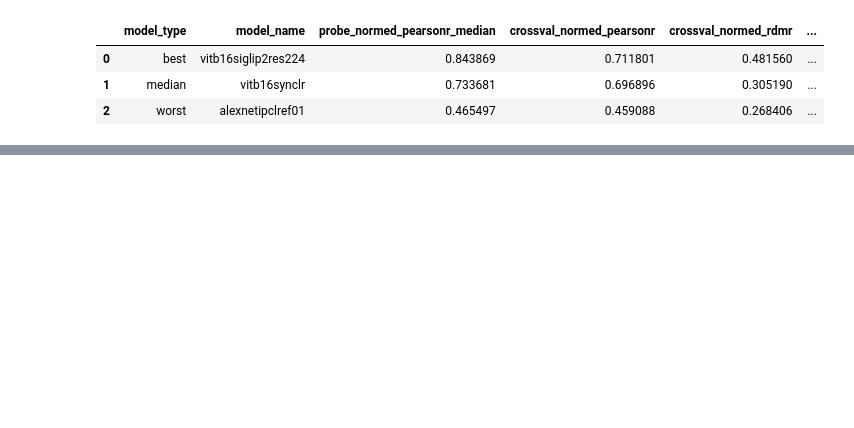
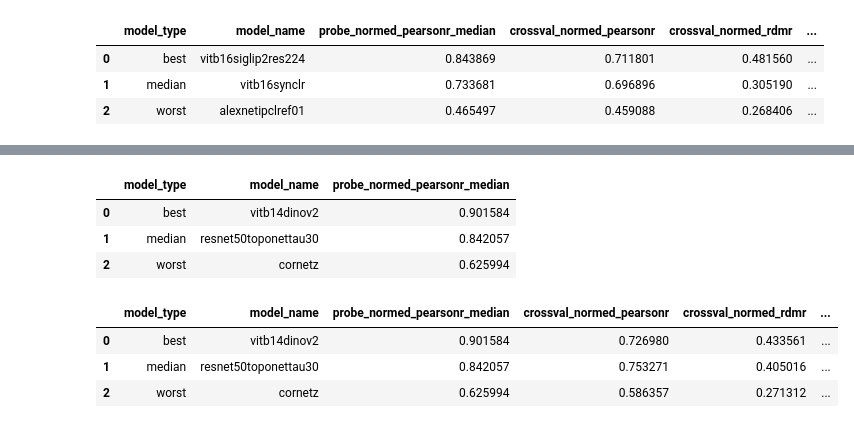
Before and after one commit to murtylab/comparing-category-selectivity, a Jupyter notebook: preprint/best_median_worst_model.ipynb, the cells around one changed output, grey strips where cells are left out. Saved outputs shown, nothing was run; the diff lists cells and outputs as text; code cells hidden in the pictures; blank space fills up the shorter version.

```diff
--- a/preprint/best_median_worst_model.ipynb
+++ b/preprint/best_median_worst_model.ipynb
@@ -104,0 +203,79 @@ display(models_df_)
+# %%
+froi = 'PPA'
+probe_csv_selected = probe_csv[
+    (probe_csv['fmri_froi'] == froi) &
+    (probe_csv['model_froi'] == froi) &
+    (probe_csv['fmri_tthreshold'] == tthreshold) &
+    (probe_csv['model_tthreshold'] == tthreshold) &
+    (probe_csv['model_localizer'] == model_localizer)
+]
+# Remove the row corresponding to model name resnet50imagenet21k
+probe_csv_selected = probe_csv_selected[probe_csv_selected['model_name'] != 'resnet50imagenet21k']
+# Group by the model_name and take the median of normed_pearsonr_median, ignore non-matching layers
+# probe_csv_selected = probe_csv_selected.drop(columns=['model_layer'])
+probe_csv_selected = probe_csv_selected.groupby('model_name')['normed_pearsonr_median'].median().reset_index()
+# Sort the DataFrame by normed_pearsonr_median in descending order, for visualization purposes
+probe_csv_selected = probe_csv_selected.sort_values(by='normed_pearsonr_median', ascending=False).reset_index(drop=True)
+# Get the best, median, and worst model for this fROI based on normed_pearsonr_median
+best_model_info = probe_csv_selected.loc[probe_csv_selected['normed_pearsonr_median'].idxmax()]
+worst_model_info = probe_csv_selected.loc[probe_csv_selected['normed_pearsonr_median'].idxmin()]
+# Find the median model using argsort
+sorted_indices = np.argsort(probe_csv_selected['normed_pearsonr_median'].values)
+median_idx = len(sorted_indices) // 2
+median_model_info = probe_csv_selected.iloc[sorted_indices[median_idx]]
+
+# Store the results in a DataFrame
+models_df = [
+    {
+        'model_type': 'best',
+        'model_name': best_model_info['model_name'],
+        'probe_normed_pearsonr_median': best_model_info['normed_pearsonr_median'],
+    },
+    {
+        'model_type': 'median',
+        'model_name': median_model_info['model_name'],
+        'probe_normed_pearsonr_median': median_model_info['normed_pearsonr_median'],
+    },
+    {
+        'model_type': 'worst',
+        'model_name': worst_model_info['model_name'],
+        'probe_normed_pearsonr_median': worst_model_info['normed_pearsonr_median'],
+    }
+]
+models_df = pd.DataFrame(models_df)
+display(models_df)
+# %% [output]
+|  | model_type | model_name | probe_normed_pearsonr_median |
+| 0 | best | vitb14dinov2 | 0.901584 |
+| 1 | median | resnet50toponettau30 | 0.842057 |
+| 2 | worst | cornetz | 0.625994 |
+# %%
+crossval_csv_selected = crossval_csv[
+    (crossval_csv['fmri_froi'] == froi) &
+    (crossval_csv['model_froi'] == froi) &
+    (crossval_csv['fmri_tthreshold'] == tthreshold) &
+    (crossval_csv['model_tthreshold'] == tthreshold) &
+    (crossval_csv['model_localizer'] == model_localizer)
+]
+# Group by model_name, model_froi and fmri_froi and get the median of normed_pearsonr and normed_rdmr (across subjects)
+crossval_csv_selected = crossval_csv_selected.groupby(['model_name', 'model_froi', 'fmri_froi'])[['normed_pearsonr', 'normed_rdmr']].median().reset_index()
+# Group by the model_name and get the median of normed_pearsonr and normed_rdmr (across fROIs)
+crossval_csv_selected = crossval_csv_selected.groupby(['model_name'])[['normed_pearsonr', 'normed_rdmr']].median().reset_index()
+# Rename the columns to indicate that these are cross-validated metrics
+crossval_csv_selected = crossval_csv_selected.rename(columns={
+    'normed_pearsonr': 'crossval_normed_pearsonr',
+    'normed_rdmr': 'crossval_normed_rdmr',
+})
+# Get the rank of all models in crossval_csv_selected separately for normed_pearsonr and normed_rdmr
+crossval_csv_selected['crossval_rank_normed_pearsonr'] = crossval_csv_selected['crossval_normed_pearsonr'].rank(ascending=False, method='min')
+crossval_csv_selected['crossval_rank_normed_rdmr'] = crossval_csv_selected['crossval_normed_rdmr'].rank(ascending=False, method='min')
+# Merge models_df with crossval_csv_selected on model_name to get the cross-validated metrics for the best, median, and worst models
+models_df_ = models_df.merge(crossval_csv_selected, on='model_name', how='left')
+# Drop probe_normed_pearsonr_median, crossval_normed_pearsonr and crossval_normed_rdmr columns
+# models_df_ = models_df_.drop(columns=['probe_normed_pearsonr_median', 'crossval_normed_pearsonr', 'crossval_normed_rdmr'])
+display(models_df_)
+# %% [output]
+|  | model_type | model_name | probe_normed_pearsonr_median | crossval_normed_pearsonr | crossval_normed_rdmr | ... |
+| 0 | best | vitb14dinov2 | 0.901584 | 0.726980 | 0.433561 | ... |
+| 1 | median | resnet50toponettau30 | 0.842057 | 0.753271 | 0.405016 | ... |
+| 2 | worst | cornetz | 0.625994 | 0.586357 | 0.271312 | ... |
```
Also changed, not shown: parts of 9 cells of this notebook.
